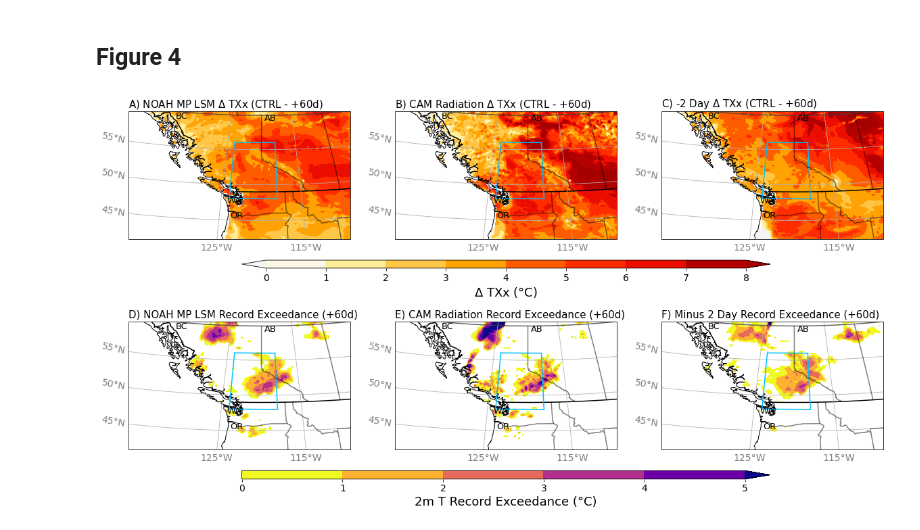
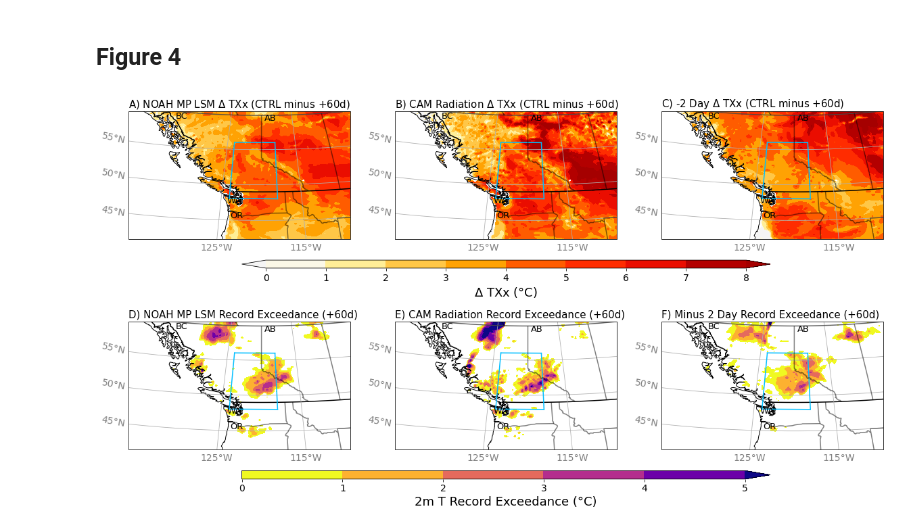
Before and after one commit to Lualawi/2021PNW_radiation, a Jupyter notebook: Figures_for_paper.ipynb, the cells around one changed output. Saved outputs shown, nothing was run; the diff lists cells and outputs as text; code cells hidden in the pictures.

```diff
--- a/Figures_for_paper.ipynb
+++ b/Figures_for_paper.ipynb
@@ -852,12 +861,12 @@ era_dailymax = era_reg.resample(time = "1D").max()
 era_daily_max_PNW = era_dailymax.sel(latitude = slice(40,65), longitude = slice(-140,-100),
                        time = slice("1940-01-01T00:00:00.000000000", "2021-06-01T00:00:00.000000000")).t2m.max(dim = "time")
 era_test_hw = era_dailymax.sel(latitude = slice(40,65), longitude = slice(-140, -100),
-                       time = slice("2021-06-26T00:00:00.000000000", "2021-06-30T00:00:00.000000000")).t2m.max(dim = "time")
+                       time = slice("2021-06-26T00:00:00.000000000", "2021-07-02T00:00:00.000000000")).t2m.max(dim = "time")
 
 #find maxes in wrf data
-june_max_rec = june_2dregrid.sel(XTIME = june_2d.XTIME[57:153], latitude = slice(65,40), longitude = slice(-140,-100)).T2.max(dim = "XTIME")
-july_max_rec = july_2dregrid.sel(XTIME = july_2d.XTIME[57:153], latitude = slice(65,40), longitude = slice(-140,-100)).T2.max(dim = "XTIME")
-aug_max_rec = aug_2dregrid.sel(XTIME = aug_2d.XTIME[57:153], latitude = slice(65,40), longitude = slice(-140,-100)).T2.max(dim = "XTIME")
+june_max_rec = june_2dregrid.sel(XTIME = june_2d.XTIME[52:173], latitude = slice(65,40), longitude = slice(-140,-100)).T2.max(dim = "XTIME")
+july_max_rec = july_2dregrid.sel(XTIME = july_2d.XTIME[52:173], latitude = slice(65,40), longitude = slice(-140,-100)).T2.max(dim = "XTIME")
+aug_max_rec = aug_2dregrid.sel(XTIME = aug_2d.XTIME[52:173], latitude = slice(65,40), longitude = slice(-140,-100)).T2.max(dim = "XTIME")
 
 #find records broken during the 2021 event
 records_broken = (era_test_hw - era_daily_max_PNW)
@@ -1031,7 +1040,7 @@ max_plot1 = plt.contourf(noah_diff.longitude, noah_diff.latitude, (noah_diff *ju
                                     cmap = cmap_reds, levels = levels_max,
                                     add_colorbar=False,extend='both')
 add_labels(ax1, 13)
-ax1.set_title(r"A) NOAH MP LSM $\Delta$ TXx (CTRL - +60d)", fontsize=fontsize-1, loc = 'left')
+ax1.set_title(r"A) NOAH MP LSM $\Delta$ TXx (CTRL minus +60d)", fontsize=fontsize-1, loc = 'left')
 heatwave_box(color = 'deepskyblue')
 
 #CAM MAX DIFFERENCES PLOT
@@ -1042,7 +1051,7 @@ max_plot2 = plt.contourf(cam_diff.longitude, cam_diff.latitude, (cam_diff*june_m
                                     cmap = cmap_reds,levels = levels_max,
                                     add_colorbar=False,extend='both')
 add_labels(ax2, 13)
-ax2.set_title(r"B) CAM Radiation $\Delta$ TXx (CTRL - +60d)", fontsize=fontsize-1, loc = 'left')
+ax2.set_title(r"B) CAM Radiation $\Delta$ TXx (CTRL minus +60d)", fontsize=fontsize-1, loc = 'left')
 heatwave_box(color = 'deepskyblue')
 
 #minus 2 day temperature differences
@@ -1053,7 +1062,7 @@ max_plot3 = plt.contourf(minus_diff.longitude, minus_diff.latitude, (minus_diff*
                                     cmap = cmap_reds,levels = levels_max,
                                     add_colorbar=False,extend='both')
 add_labels(ax3, 13)
-ax3.set_title(r"C) -2 Day $\Delta$ TXx (CTRL - +60d)", fontsize=fontsize-1, loc = 'left')
+ax3.set_title(r"C) -2 Day $\Delta$ TXx (CTRL minus +60d)", fontsize=fontsize-1, loc = 'left')
 heatwave_box(color = 'deepskyblue')
 
 
@@ -1072,31 +1081,31 @@ heatwave_box(color = 'deepskyblue')
 #CAM RECORDS
 ax5 = plt.subplot(2,3,5, projection=ccrs.Orthographic(
                         central_longitude=central_lon, central_latitude=central_lat))
 ax5 = set_ax_overview(ax5,central_lon,central_lat,lon_extent,lat_extent,longrids,latgrids,province=True)
 diff_plot2 = plt.contourf(cam_records.longitude, cam_records.latitude, cam_records.values, transform=ccrs.PlateCarree(),
                                     cmap = cmap_pl, levels = levels,norm=norm,
                                     add_colorbar=False,extend='max')
 add_labels(ax5, 13)
 ax5.set_title("E) CAM Radiation Record Exceedance (+60d)", fontsize=fontsize-1, loc = 'left')
 heatwave_box(color = 'deepskyblue')
 
 #INITIALISATION RECORDS
 ax6 = plt.subplot(2,3,6, projection=ccrs.Orthographic(
                         central_longitude=central_lon, central_latitude=central_lat))
 ax6 = set_ax_overview(ax6,central_lon,central_lat,lon_extent,lat_extent,longrids,latgrids,province=True)
 diff_plot3 = plt.contourf(minus_records.longitude, minus_records.latitude, minus_records.values, transform=ccrs.PlateCarree(),
                                     cmap = cmap_pl, levels = levels,norm=norm,
                                     add_colorbar=False,extend='max')
 add_labels(ax6, 13)
 ax6.set_title("F) Minus 2 Day Record Exceedance (+60d)",fontsize=fontsize-1, loc = 'left')
 heatwave_box(color = 'deepskyblue')
 
 
 #add colorbars
 fig.colorbar(max_plot2,extend = "both", shrink = 0.7,aspect=60, pad=0.12,
              ax = [ax1,ax2,ax3],orientation='horizontal'  ).set_label(label = r"$\Delta$ TXx" + " (\N{DEGREE SIGN}C)", fontsize = fontsize + 2)
 fig.colorbar(diff_plot1,extend = "both", shrink = 0.7,aspect=60, pad=0.12,
              ax = [ax4,ax5,ax6],orientation='horizontal' ).set_label(label = "2m T Record Exceedance (\N{DEGREE SIGN}C)", fontsize = fontsize + 2)
 plt.savefig('figure4.png',facecolor='white')
 # %% [output]
-[figure, old version]
+[figure, new version]
```
Also changed, not shown: parts of 13 cells of this notebook, 2 other files.
